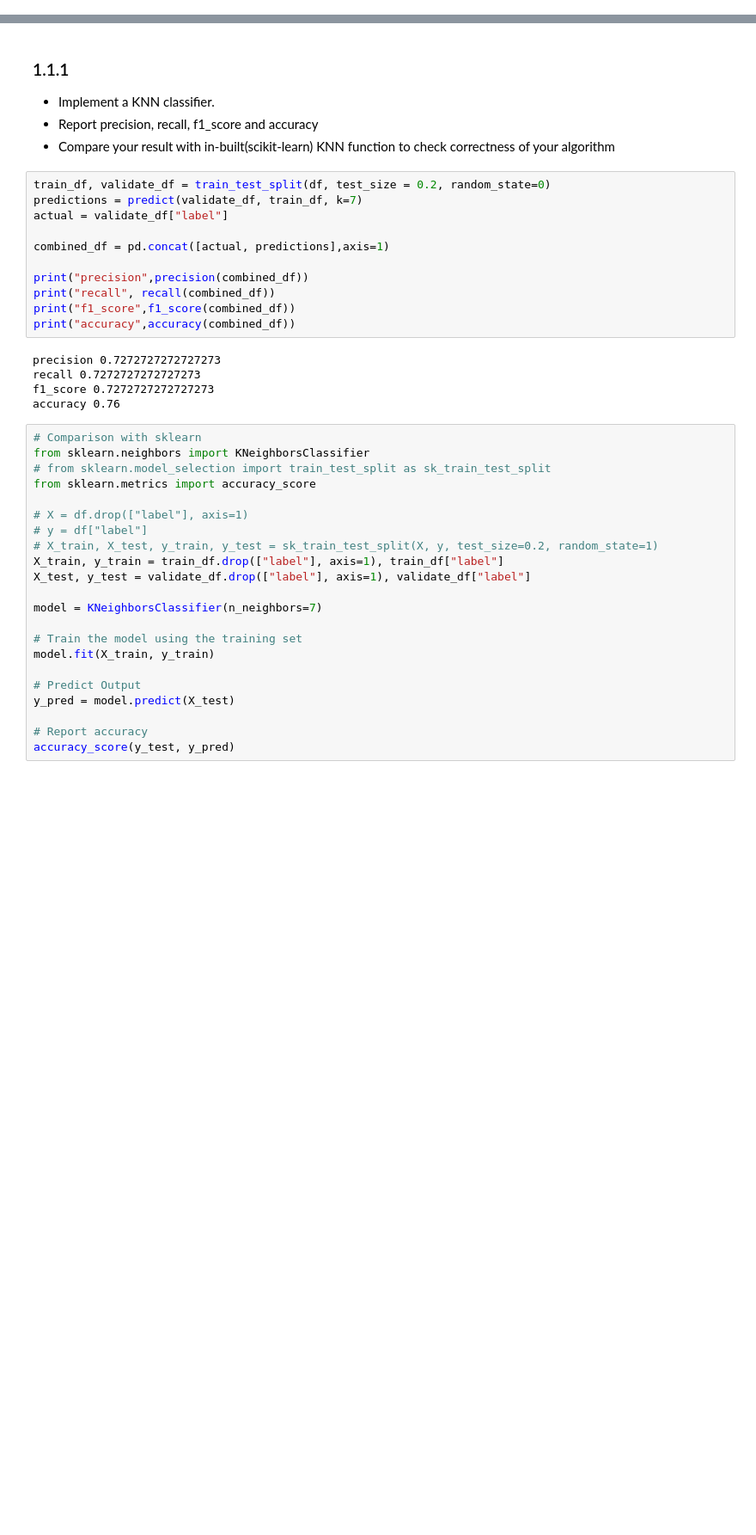
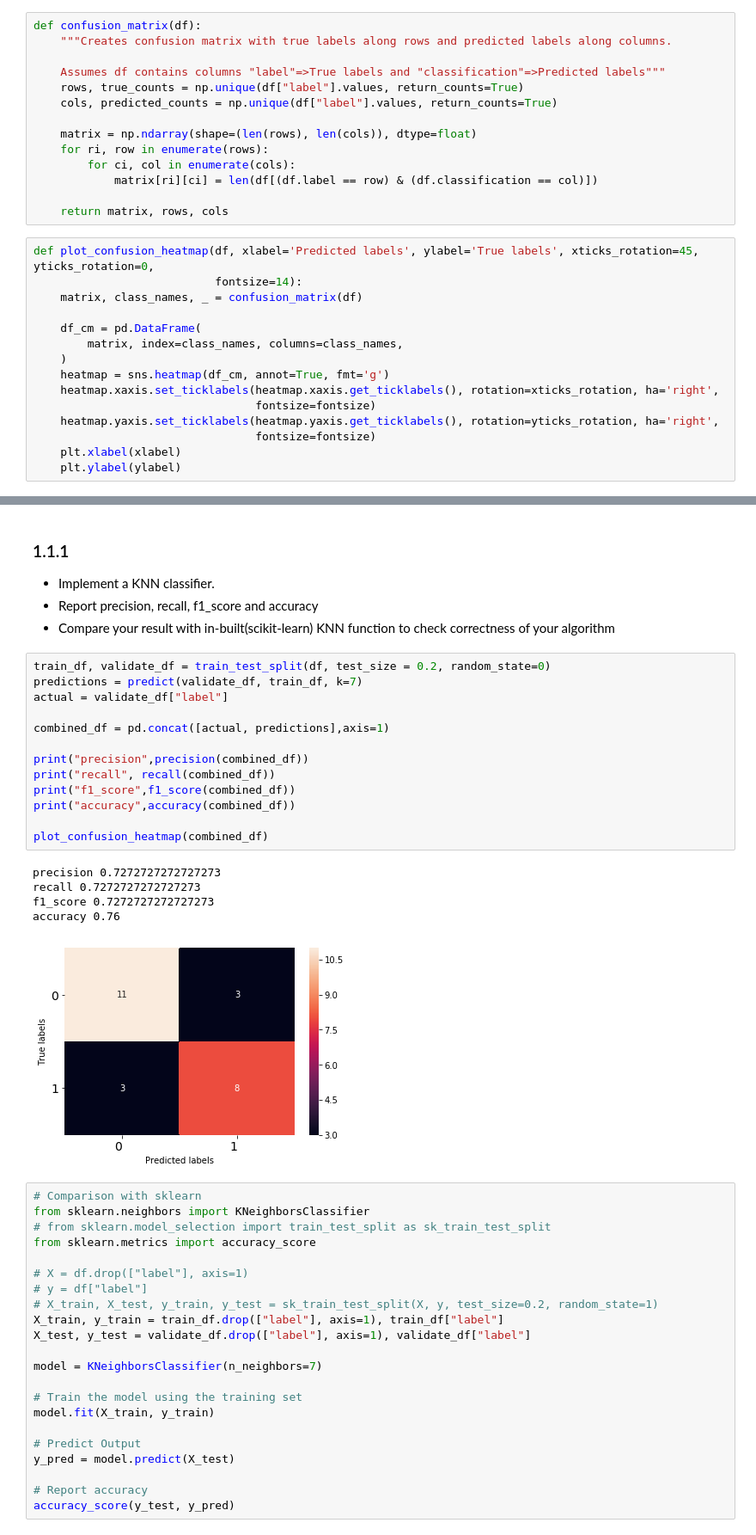
Before and after one commit to abnvanand/smai_a2, a Jupyter notebook: src/KNN.ipynb, the cells around one changed output, grey strips where cells are left out. Shown at 86% size. Drawn from its saved outputs; the diff is of its cells as text; blank space fills up the shorter version.

```diff
--- a/src/KNN.ipynb
+++ b/src/KNN.ipynb
@@ -55,6 +56,35 @@ def predict(test_df, train_df, k):
     predictions = test_df.apply(classify_example, axis=1, args=(train_df, k))
     predictions.name="classification"
     return predictions
+# %%
+def confusion_matrix(df):
+    """Creates confusion matrix with true labels along rows and predicted labels along columns.
+
+    Assumes df contains columns "label"=>True labels and "classification"=>Predicted labels"""
+    rows, true_counts = np.unique(df["label"].values, return_counts=True)
+    cols, predicted_counts = np.unique(df["label"].values, return_counts=True)
+
+    matrix = np.ndarray(shape=(len(rows), len(cols)), dtype=float)
+    for ri, row in enumerate(rows):
+        for ci, col in enumerate(cols):
+            matrix[ri][ci] = len(df[(df.label == row) & (df.classification == col)])
+
+    return matrix, rows, cols
+# %%
+def plot_confusion_heatmap(df, xlabel='Predicted labels', ylabel='True labels', xticks_rotation=45, yticks_rotation=0,
+                           fontsize=14):
+    matrix, class_names, _ = confusion_matrix(df)
+
+    df_cm = pd.DataFrame(
+        matrix, index=class_names, columns=class_names,
+    )
+    heatmap = sns.heatmap(df_cm, annot=True, fmt='g')
+    heatmap.xaxis.set_ticklabels(heatmap.xaxis.get_ticklabels(), rotation=xticks_rotation, ha='right',
+                                 fontsize=fontsize)
+    heatmap.yaxis.set_ticklabels(heatmap.yaxis.get_ticklabels(), rotation=yticks_rotation, ha='right',
+                                 fontsize=fontsize)
+    plt.xlabel(xlabel)
+    plt.ylabel(ylabel)
 # %% [markdown]
 ## 1.1 Robot1
 # %%
@@ -83,19 +113,22 @@ df = df.rename(columns={"class": target})
 # %%
 train_df, validate_df = train_test_split(df, test_size = 0.2, random_state=0)
 predictions = predict(validate_df, train_df, k=7)
 actual = validate_df["label"]
 
 combined_df = pd.concat([actual, predictions],axis=1)
 
 print("precision",precision(combined_df))
 print("recall", recall(combined_df))
 print("f1_score",f1_score(combined_df))
 print("accuracy",accuracy(combined_df))
+
+plot_confusion_heatmap(combined_df)
 # %% [output]
 precision 0.7272727272727273
 recall 0.7272727272727273
 f1_score 0.7272727272727273
 accuracy 0.76
+[figure, added]
 # %%
 # Comparison with sklearn
 from sklearn.neighbors import KNeighborsClassifier
```
Also changed, not shown: parts of 7 cells of this notebook, 2 other files.
